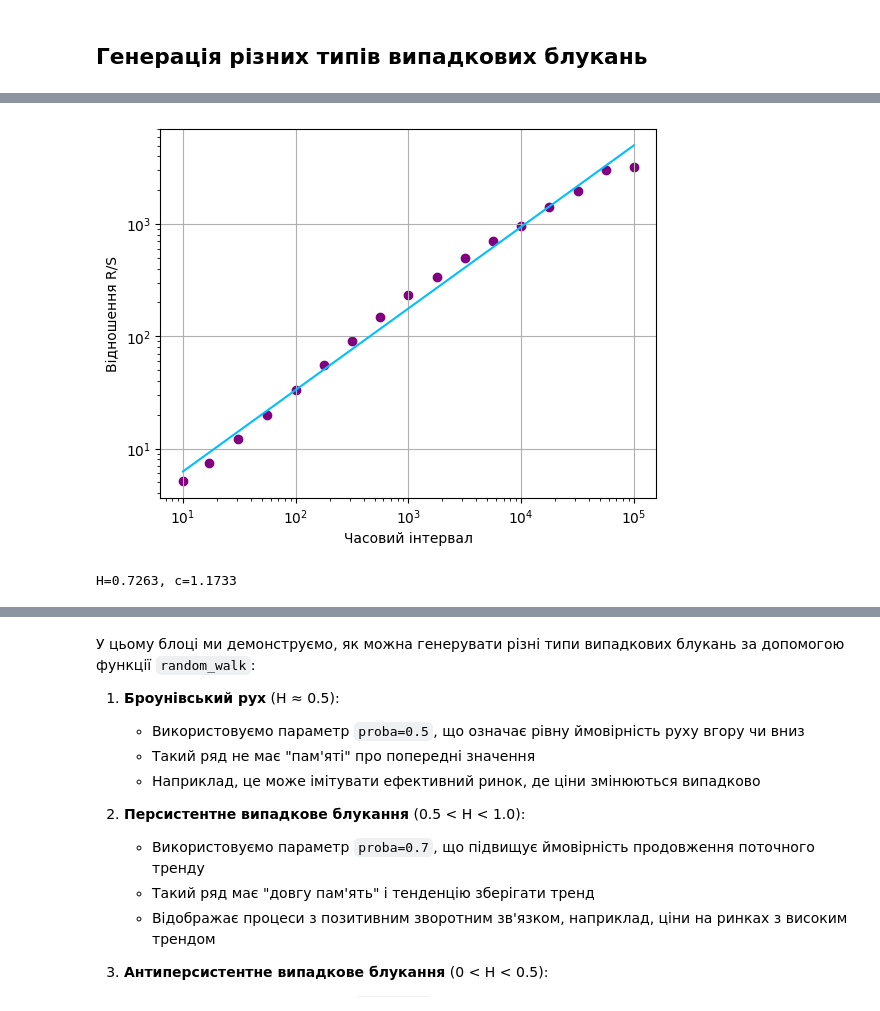
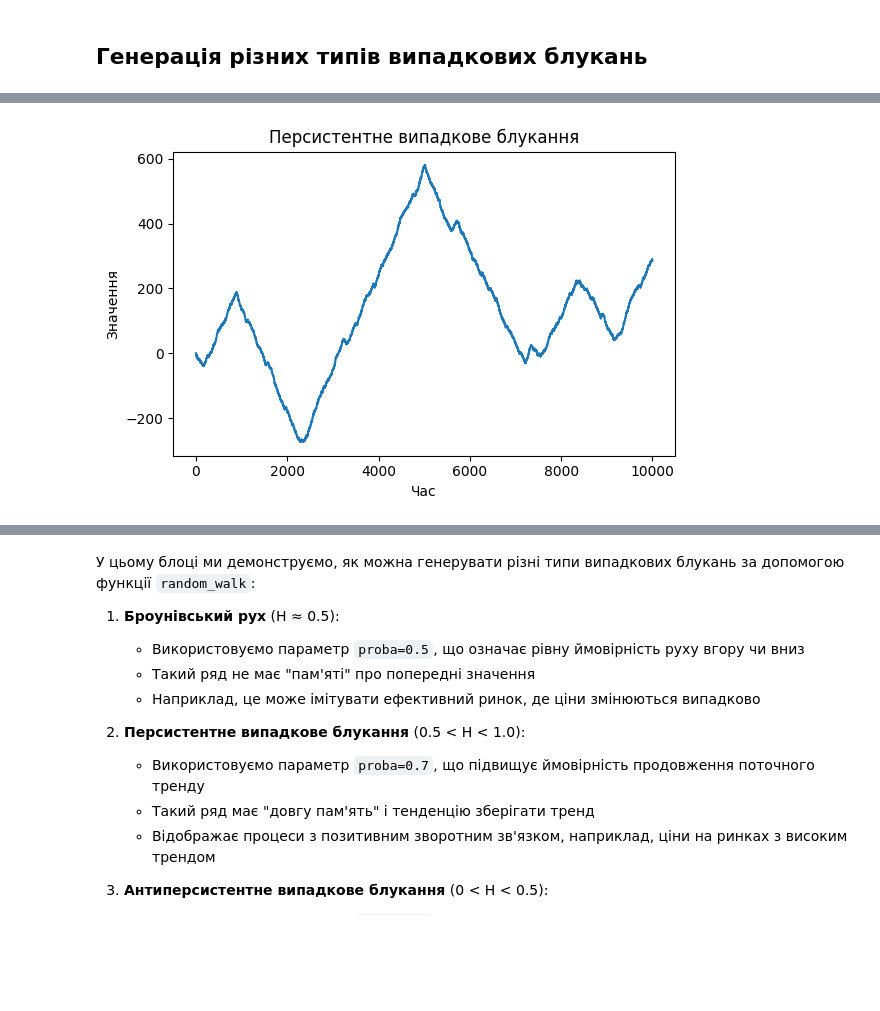
Before and after one commit to SerhiiMiroshnychenko/ScientificCalculations, a Jupyter notebook: Hurst/hurst-compare.ipynb, the cells around one changed output, grey strips where cells are left out. Saved outputs shown, nothing was run; the diff lists cells and outputs as text; code cells hidden in the pictures; blank space fills up the shorter version.

```diff
--- a/Hurst/hurst-compare.ipynb
+++ b/Hurst/hurst-compare.ipynb
@@ -155,7 +198,7 @@ H=0.5299, c=1.2255
 # %%
 # Генерація персистентного випадкового блукання (0.5 < H < 1.0)
 persistent = random_walk(99999, proba=0.7)
-evaluate_hurst(series=persistent, kind="random_walk", simplified=True)
-# %% [output]
-[figure, removed]
-H=0.7263, c=1.1733
+# %%
+plotting(dataseries=persistent, title='Персистентне випадкове блукання')
+# %% [output]
+[figure, added]
```
Also changed, not shown: parts of 14 cells of this notebook.
